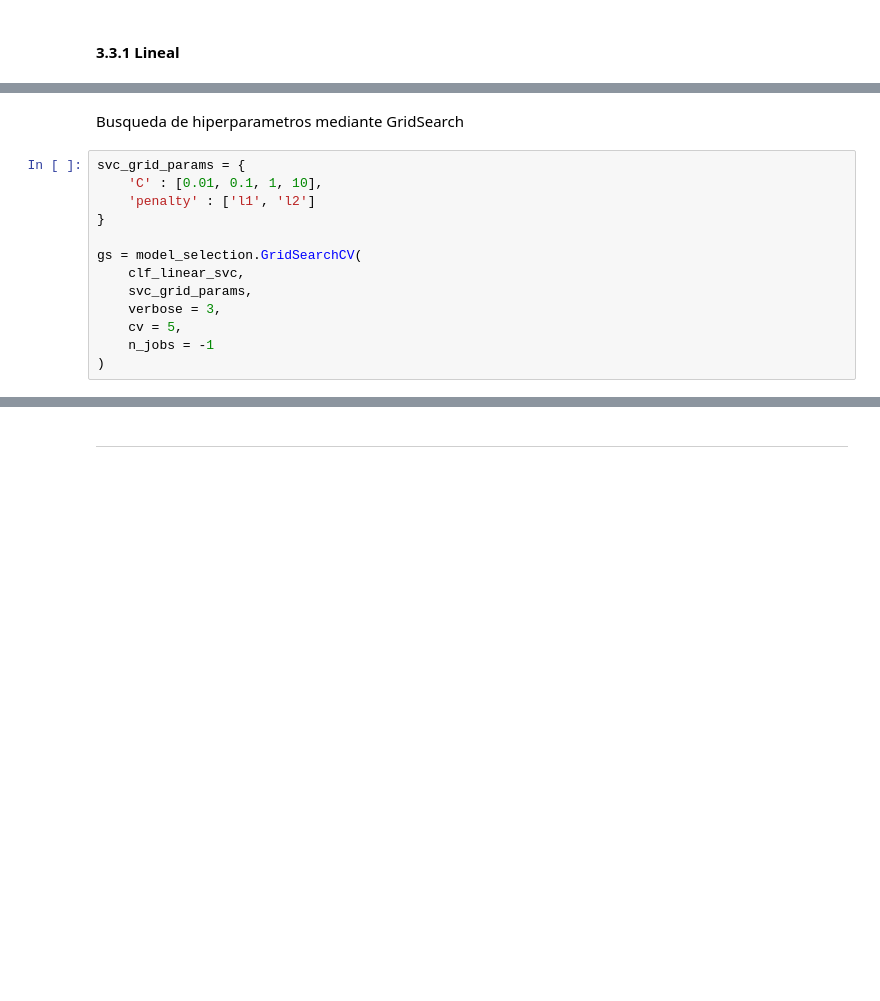
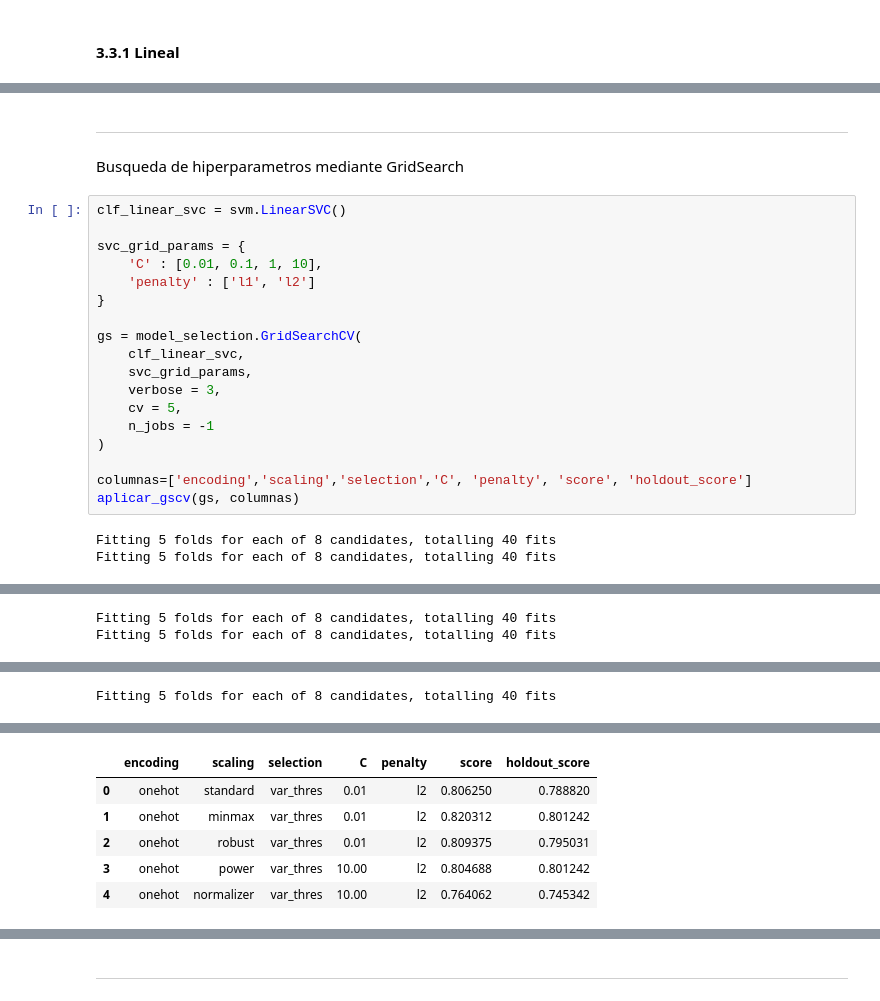
Before and after one commit to jalbarrac/datos-tp, a Jupyter notebook: TP2.ipynb, the cells around one changed output, grey strips where cells are left out. Cells and saved outputs as stored; diff of their text form; blank space fills up the shorter version.

```diff
--- a/TP2.ipynb
+++ b/TP2.ipynb
@@ -409,6 +438,10 @@ score.mean()
+# %% [markdown]
+---
 # %% [markdown]
 Busqueda de hiperparametros mediante GridSearch
 # %%
+clf_linear_svc = svm.LinearSVC()
+
 svc_grid_params = {
     'C' : [0.01, 0.1, 1, 10],
     'penalty' : ['l1', 'l2']
@@ -421,3 +454,9 @@ gs = model_selection.GridSearchCV(
     cv = 5,
     n_jobs = -1
 )
+
+columnas=['encoding','scaling','selection','C', 'penalty', 'score', 'holdout_score']
+aplicar_gscv(gs, columnas)
+# %% [output]
+Fitting 5 folds for each of 8 candidates, totalling 40 fits
+Fitting 5 folds for each of 8 candidates, totalling 40 fits
@@ -423,0 +467,2 @@ gs = model_selection.GridSearchCV(
+Fitting 5 folds for each of 8 candidates, totalling 40 fits
+Fitting 5 folds for each of 8 candidates, totalling 40 fits
@@ -423,0 +473 @@ gs = model_selection.GridSearchCV(
+Fitting 5 folds for each of 8 candidates, totalling 40 fits
@@ -423,0 +476,6 @@ gs = model_selection.GridSearchCV(
+|  | encoding | scaling | selection | C | penalty | score | holdout_score |
+| 0 | onehot | standard | var_thres | 0.01 | l2 | 0.806250 | 0.788820 |
+| 1 | onehot | minmax | var_thres | 0.01 | l2 | 0.820312 | 0.801242 |
+| 2 | onehot | robust | var_thres | 0.01 | l2 | 0.809375 | 0.795031 |
+| 3 | onehot | power | var_thres | 10.00 | l2 | 0.804688 | 0.801242 |
+| 4 | onehot | normalizer | var_thres | 10.00 | l2 | 0.764062 | 0.745342 |
```
Also changed, not shown: parts of 91 cells of this notebook.
